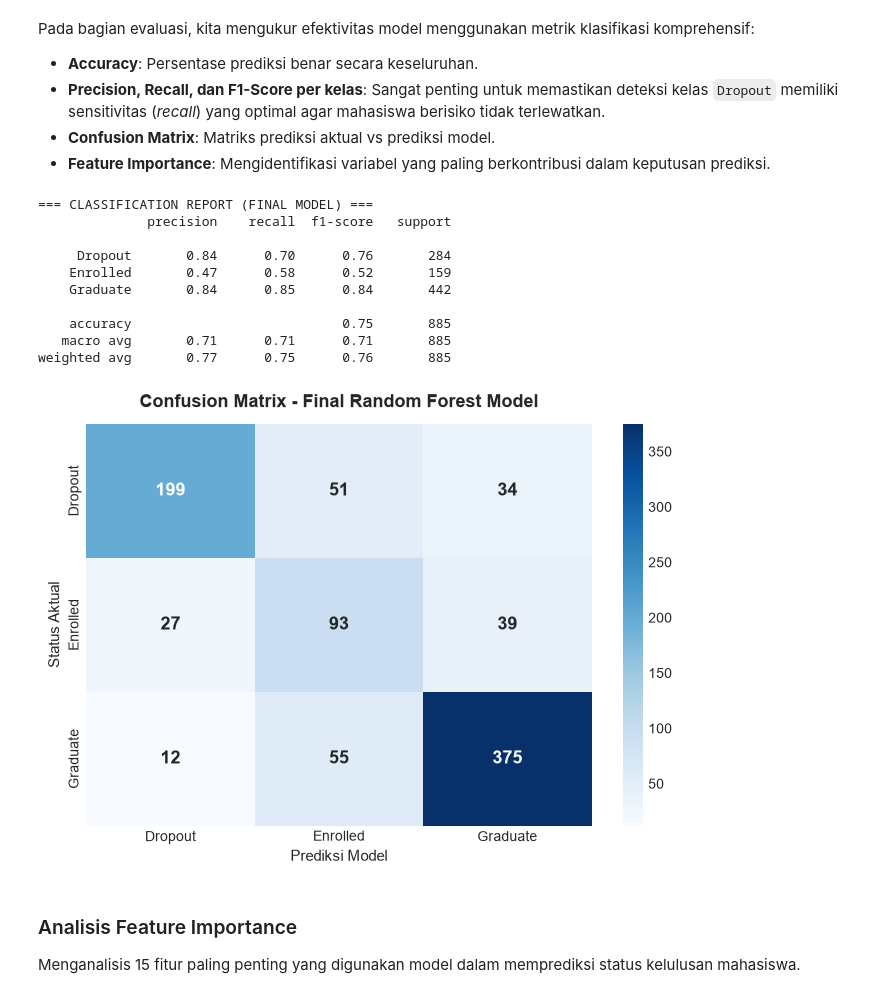
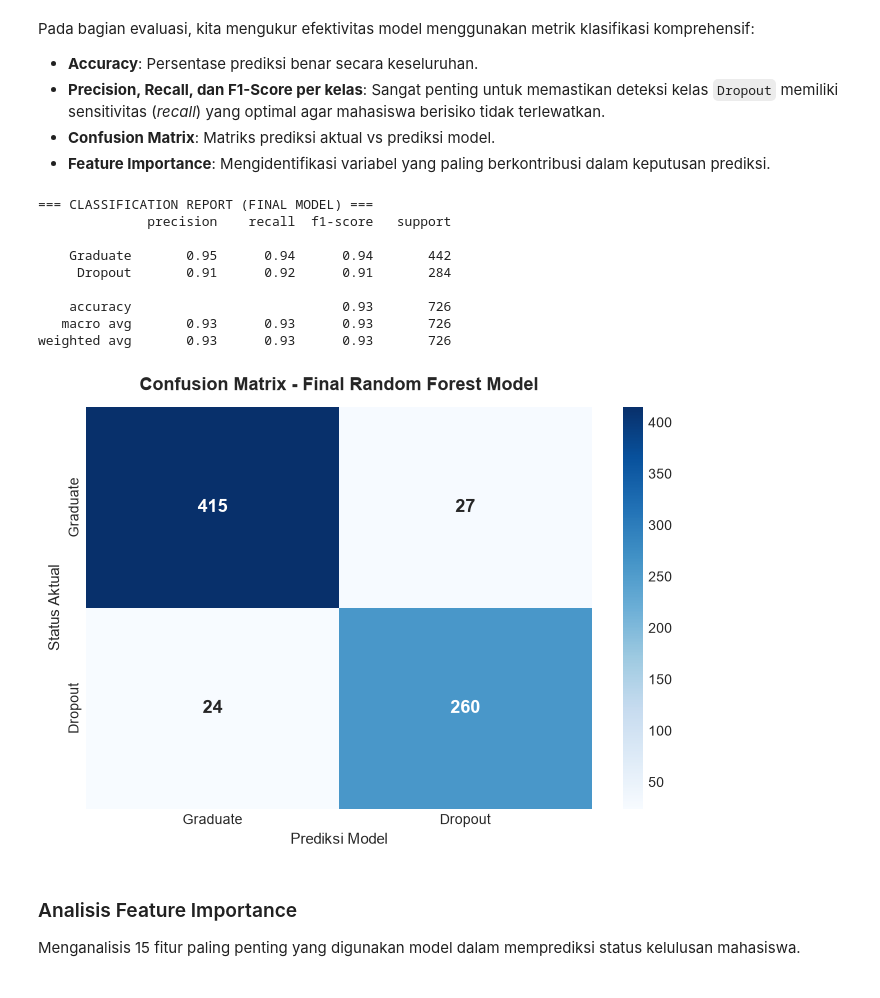
Before and after one commit to D14M0NDS4N/Students-Performance, a Jupyter notebook: notebook.ipynb, the cells around one changed output. Cells and saved outputs as stored; diff of their text form; code cells hidden in the pictures.

Commit message:
Fix: Update pemodelan ke klasifikasi binary dan revisi README

```diff
--- a/notebook.ipynb
+++ b/notebook.ipynb
@@ -232,21 +231,30 @@ Tahapan persiapan data meliputi:
 3. **Train-Test Split**: Membagi data menjadi data latih (80%) dan data uji (20%) secara terstratifikasi (`stratify=y`) untuk mempertahankan rasio kelas target.
 # %%
-# 1. Pemisahan Fitur dan Target
-X = df.drop(columns=['Status'])
-y = df['Status']
+# 1. Filtering Data: Hanya sertakan 'Dropout' dan 'Graduate' untuk training
+df_model = df[df['Status'].isin(['Dropout', 'Graduate'])].copy()
 
-# 2. Label Encoding Target
-label_mapping = {'Dropout': 0, 'Enrolled': 1, 'Graduate': 2}
-inv_label_mapping = {v: k for k, v in label_mapping.items()}
+# Simpan data 'Enrolled' secara terpisah untuk pengujian/prediksi di masa depan
+df_enrolled = df[df['Status'] == 'Enrolled'].copy()
+
+# 2. Pemisahan Fitur dan Target
+X = df_model.drop(columns=['Status'])
+y = df_model['Status']
+
+# 3. Label Encoding Target (Binary: Dropout = 1, Graduate = 0)
+label_mapping = {'Graduate': 0, 'Dropout': 1}
 y_encoded = y.map(label_mapping)
 
 print("Mapping Kelas Target:", label_mapping)
 
-# 3. Train-Test Split (80% Train, 20% Test)
+# Verifikasi distribusi target untuk memastikan proporsi cukup seimbang
+print("\nDistribusi Target:")
+print(y.value_counts(normalize=True) * 100)
+
+# 4. Train-Test Split (80% Train, 20% Test)
 X_train, X_test, y_train, y_test = train_test_split(
     X, y_encoded, test_size=0.2, random_state=42, stratify=y_encoded
 )
 
-print(f"Ukuran Data Latih : {X_train.shape[0]} baris x {X_train.shape[1]} kolom")
+print(f"\nUkuran Data Latih : {X_train.shape[0]} baris x {X_train.shape[1]} kolom")
 print(f"Ukuran Data Uji   : {X_test.shape[0]} baris x {X_test.shape[1]} kolom")
 # %% [output]
@@ -338,32 +353,33 @@ Pada bagian evaluasi, kita mengukur efektivitas model menggunakan metrik klasifi
 - **Confusion Matrix**: Matriks prediksi aktual vs prediksi model.
 - **Feature Importance**: Mengidentifikasi variabel yang paling berkontribusi dalam keputusan prediksi.
 # %%
-target_names = ['Dropout', 'Enrolled', 'Graduate']
+target_names = ['Graduate', 'Dropout']
 
 print("=== CLASSIFICATION REPORT (FINAL MODEL) ===")
 print(classification_report(y_test, y_pred, target_names=target_names))
 
 cm = confusion_matrix(y_test, y_pred)
 
 fig, ax = plt.subplots(figsize=(7, 5))
-sns.heatmap(cm, annot=True, fmt='d', cmap='Blues', xticklabels=target_names, yticklabels=target_names, ax=ax, annot_kws={"size": 13, "weight": "bold"})
+sns.heatmap(cm, annot=True, fmt='d', cmap='Blues',
+            xticklabels=target_names, yticklabels=target_names,
+            ax=ax, annot_kws={"size": 13, "weight": "bold"})
 ax.set_title("Confusion Matrix - Final Random Forest Model", fontsize=13, fontweight='bold', pad=12)
 ax.set_xlabel("Prediksi Model", fontsize=11)
 ax.set_ylabel("Status Aktual", fontsize=11)
 plt.tight_layout()
 plt.show()
 # %% [output]
 === CLASSIFICATION REPORT (FINAL MODEL) ===
               precision    recall  f1-score   support
 
-     Dropout       0.84      0.70      0.76       284
-    Enrolled       0.47      0.58      0.52       159
-    Graduate       0.84      0.85      0.84       442
+    Graduate       0.95      0.94      0.94       442
+     Dropout       0.91      0.92      0.91       284
 
-    accuracy                           0.75       885
-   macro avg       0.71      0.71      0.71       885
-weighted avg       0.77      0.75      0.76       885
+    accuracy                           0.93       726
+   macro avg       0.93      0.93      0.93       726
+weighted avg       0.93      0.93      0.93       726
-[figure, old version]
+[figure, new version]
 # %% [markdown]
 ### Analisis Feature Importance
 Menganalisis 15 fitur paling penting yang digunakan model dalam memprediksi status kelulusan mahasiswa.
```
Also changed, not shown: parts of 7 cells of this notebook, 4 other files.
